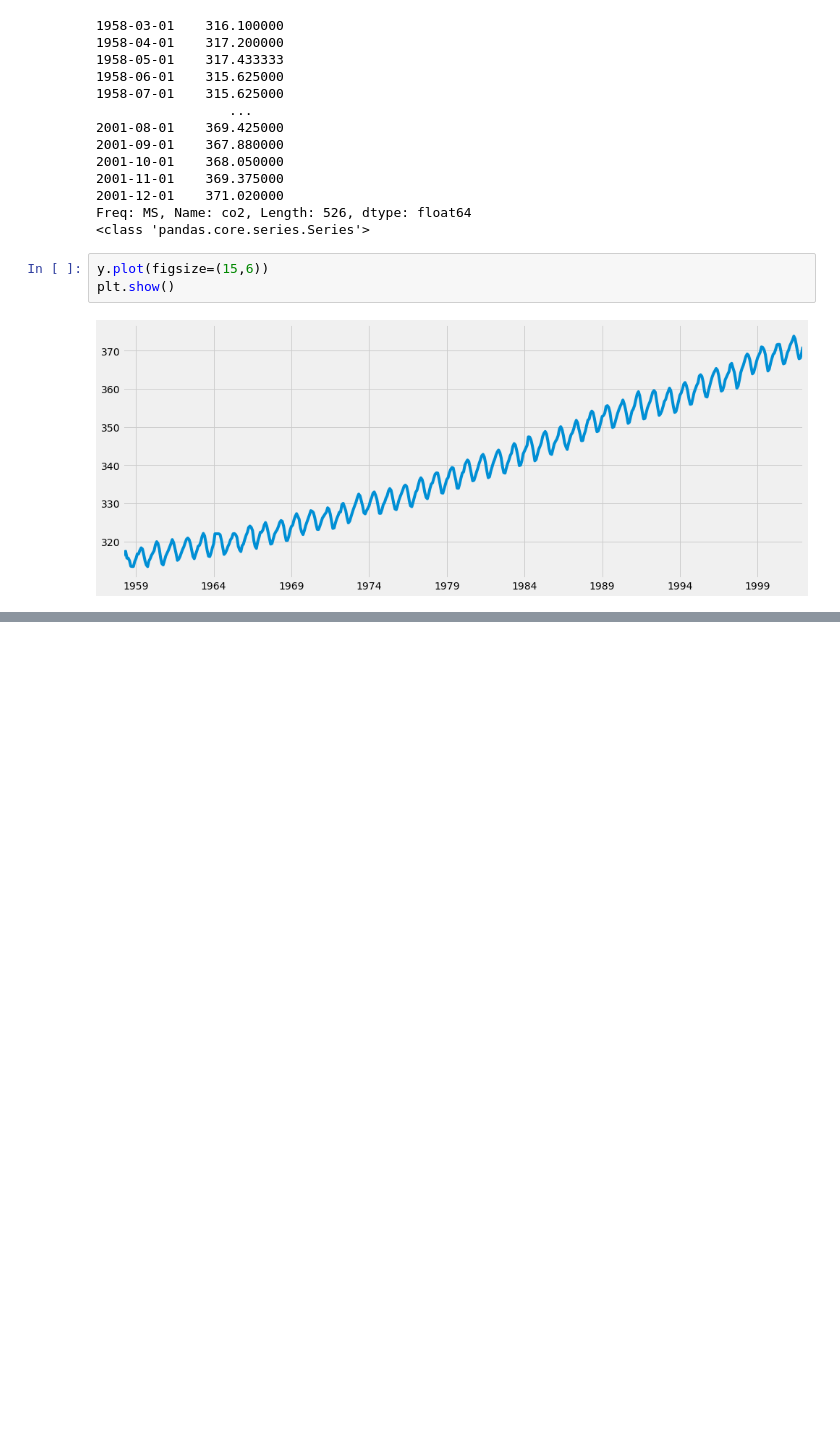
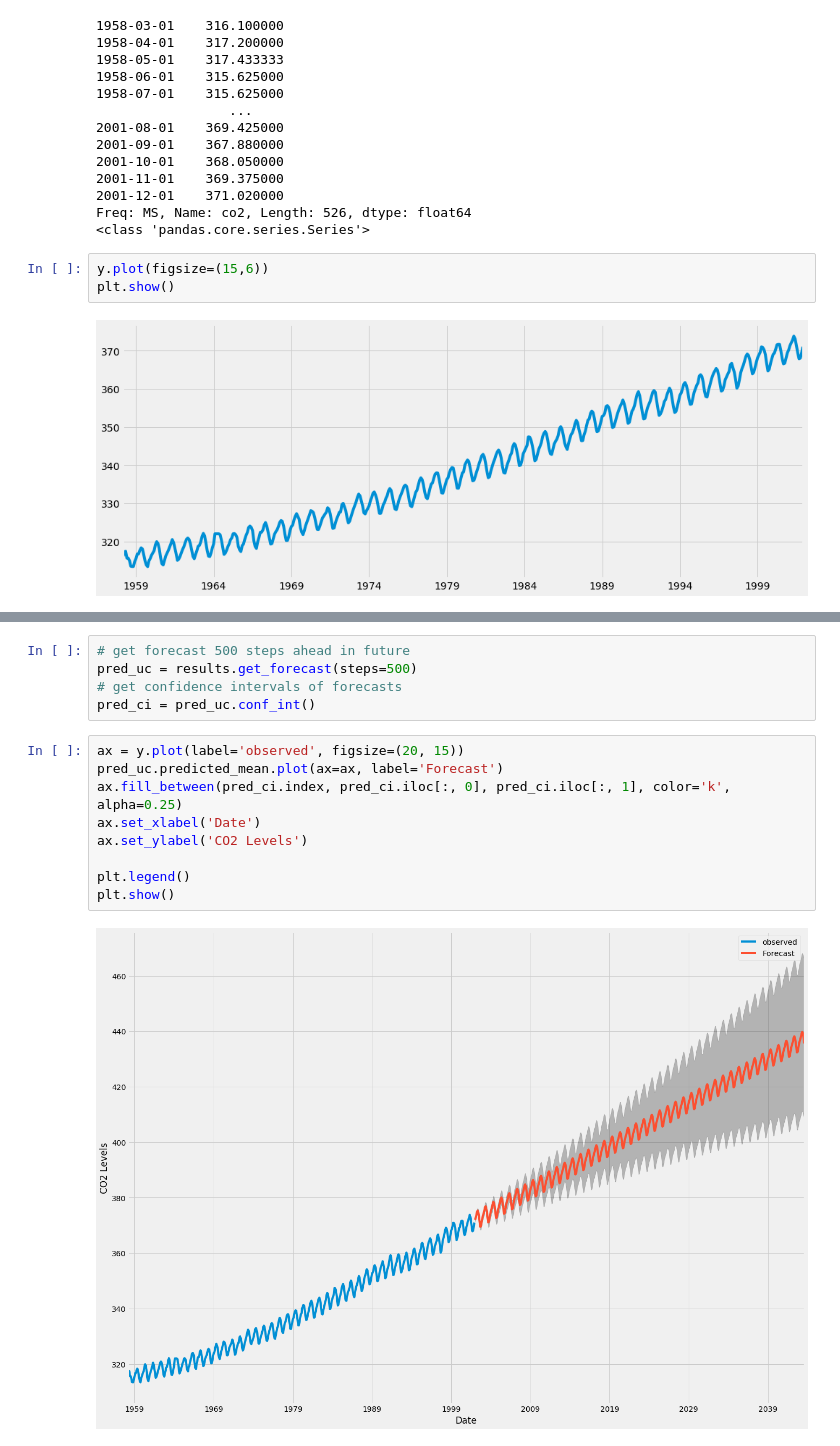
Before and after one commit to TzeHimSung/deviation_analysis, a Jupyter notebook: tutorial/timeseries_forecasting_with_arima.ipynb, the cells around one changed output, grey strips where cells are left out. Drawn from its saved outputs; the diff is of its cells as text; blank space fills up the shorter version.

```diff
--- a/tutorial/timeseries_forecasting_with_arima.ipynb
+++ b/tutorial/timeseries_forecasting_with_arima.ipynb
@@ -53,0 +172,16 @@ plt.show()
+# %%
+# get forecast 500 steps ahead in future
+pred_uc = results.get_forecast(steps=500)
+# get confidence intervals of forecasts
+pred_ci = pred_uc.conf_int()
+# %%
+ax = y.plot(label='observed', figsize=(20, 15))
+pred_uc.predicted_mean.plot(ax=ax, label='Forecast')
+ax.fill_between(pred_ci.index, pred_ci.iloc[:, 0], pred_ci.iloc[:, 1], color='k', alpha=0.25)
+ax.set_xlabel('Date')
+ax.set_ylabel('CO2 Levels')
+
+plt.legend()
+plt.show()
+# %% [output]
+[figure, added]
```
Also changed, not shown: parts of 11 cells of this notebook.
